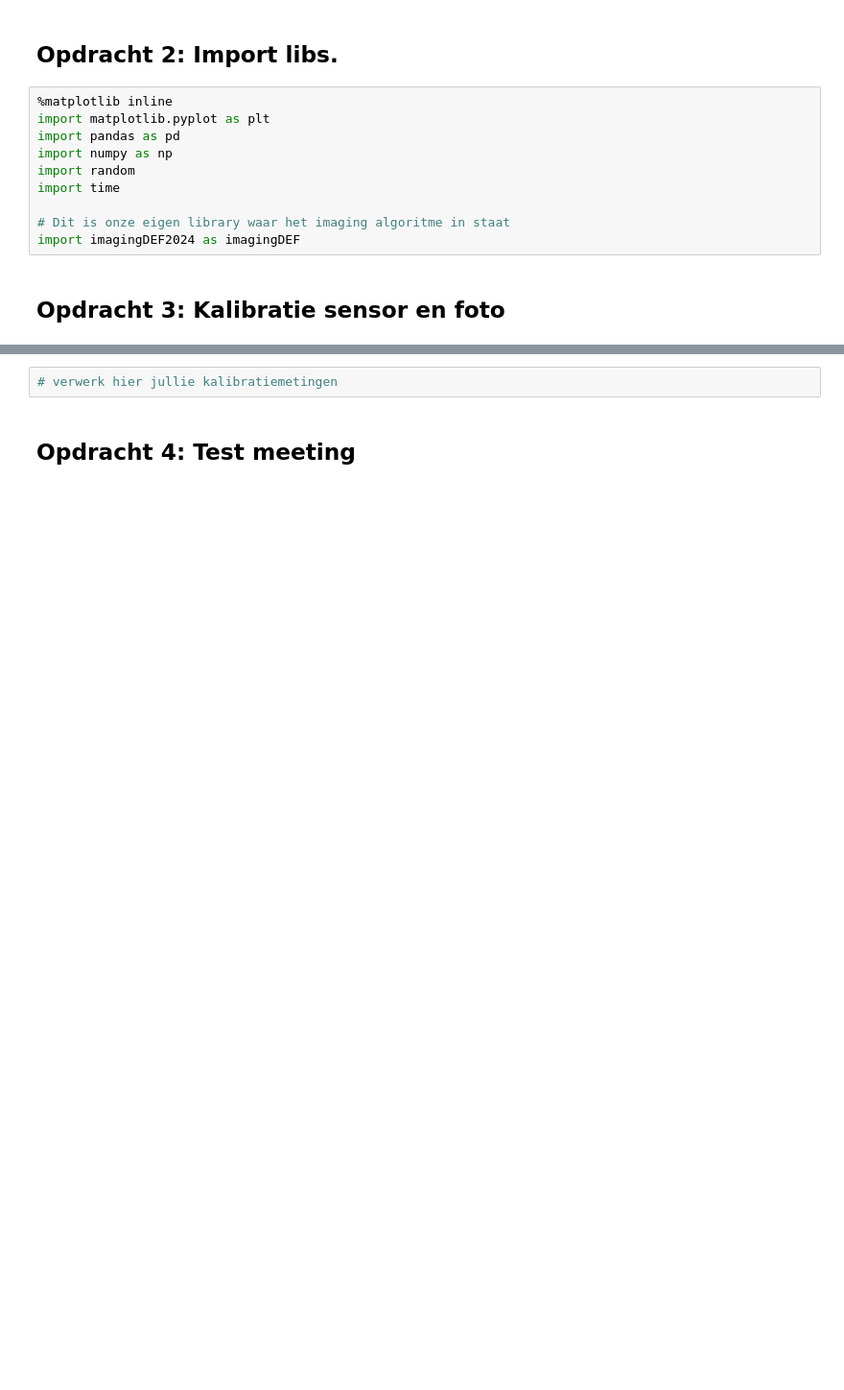
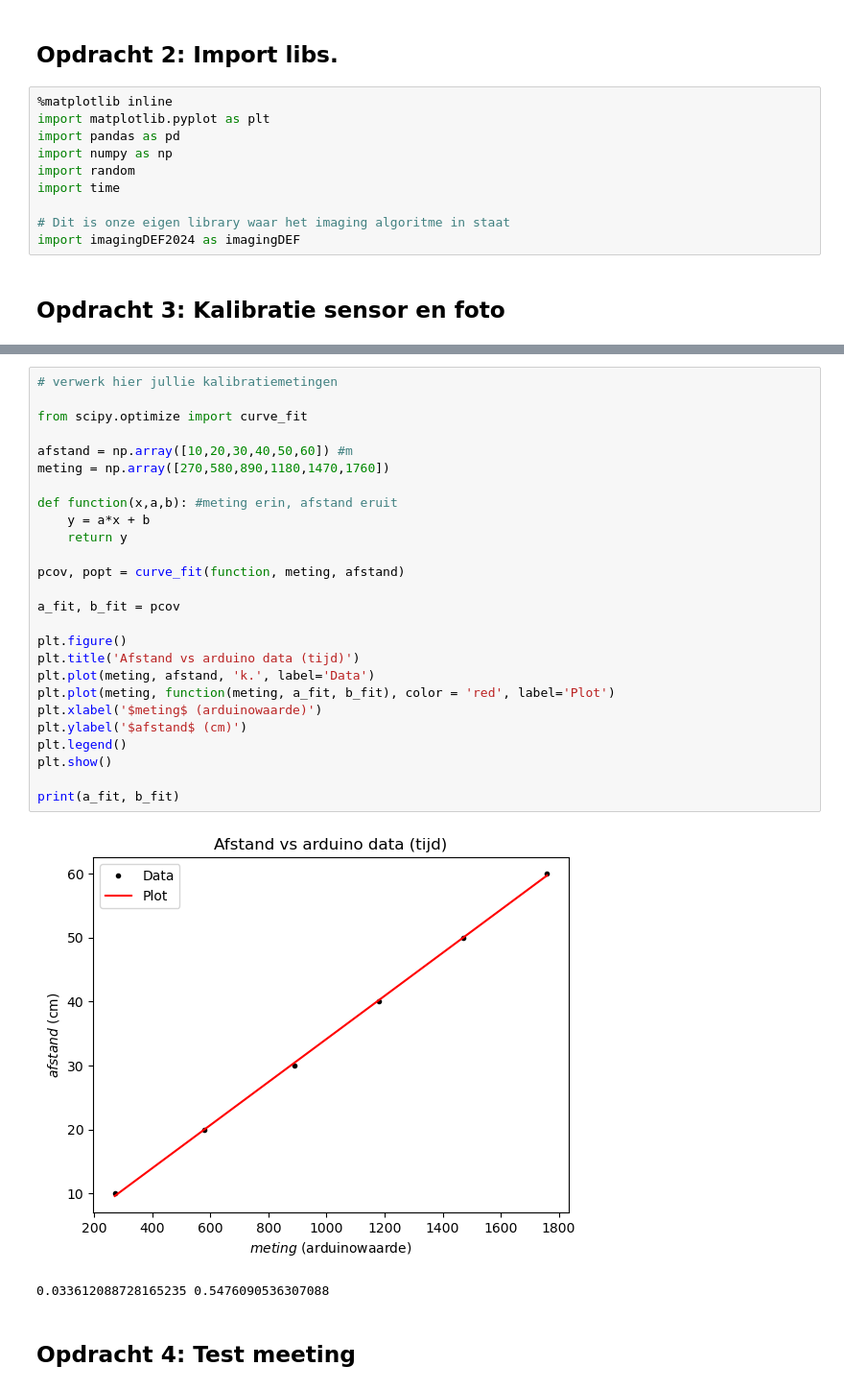
Before and after one commit to NNynke/DEF-D-assignments-N, a Jupyter notebook: FysiekeOntwerpopdrachten/4OntwerpEenAlgoritmeEchoAkoestisch/DEFOntwerpopdracht4AlgoritmeInvulTemplate.ipynb, the cells around one changed output, grey strips where cells are left out. Shown at 96% size. Drawn from its saved outputs; the diff is of its cells as text; blank space fills up the shorter version.

```diff
--- a/FysiekeOntwerpopdrachten/4OntwerpEenAlgoritmeEchoAkoestisch/DEFOntwerpopdracht4AlgoritmeInvulTemplate.ipynb
+++ b/FysiekeOntwerpopdrachten/4OntwerpEenAlgoritmeEchoAkoestisch/DEFOntwerpopdracht4AlgoritmeInvulTemplate.ipynb
@@ -43,5 +42,32 @@ kalibratie-opstelling groep [nummer]
 # %%
 # verwerk hier jullie kalibratiemetingen
+
+from scipy.optimize import curve_fit
+
+afstand = np.array([10,20,30,40,50,60]) #m
+meting = np.array([270,580,890,1180,1470,1760])
+
+def function(x,a,b): #meting erin, afstand eruit
+    y = a*x + b
+    return y
+
+pcov, popt = curve_fit(function, meting, afstand)
+
+a_fit, b_fit = pcov
+
+plt.figure()
+plt.title('Afstand vs arduino data (tijd)')
+plt.plot(meting, afstand, 'k.', label='Data')
+plt.plot(meting, function(meting, a_fit, b_fit), color = 'red', label='Plot')
+plt.xlabel('$meting$ (arduinowaarde)')
+plt.ylabel('$afstand$ (cm)')
+plt.legend()
+plt.show()
+
+print(a_fit, b_fit)
+# %% [output]
+[figure, added]
+0.033612088728165235 0.5476090536307088
 # %% [markdown]
 ## Opdracht 4: Test meeting
 # %%
```
Also changed, not shown: parts of 10 cells of this notebook, 4 other files.
